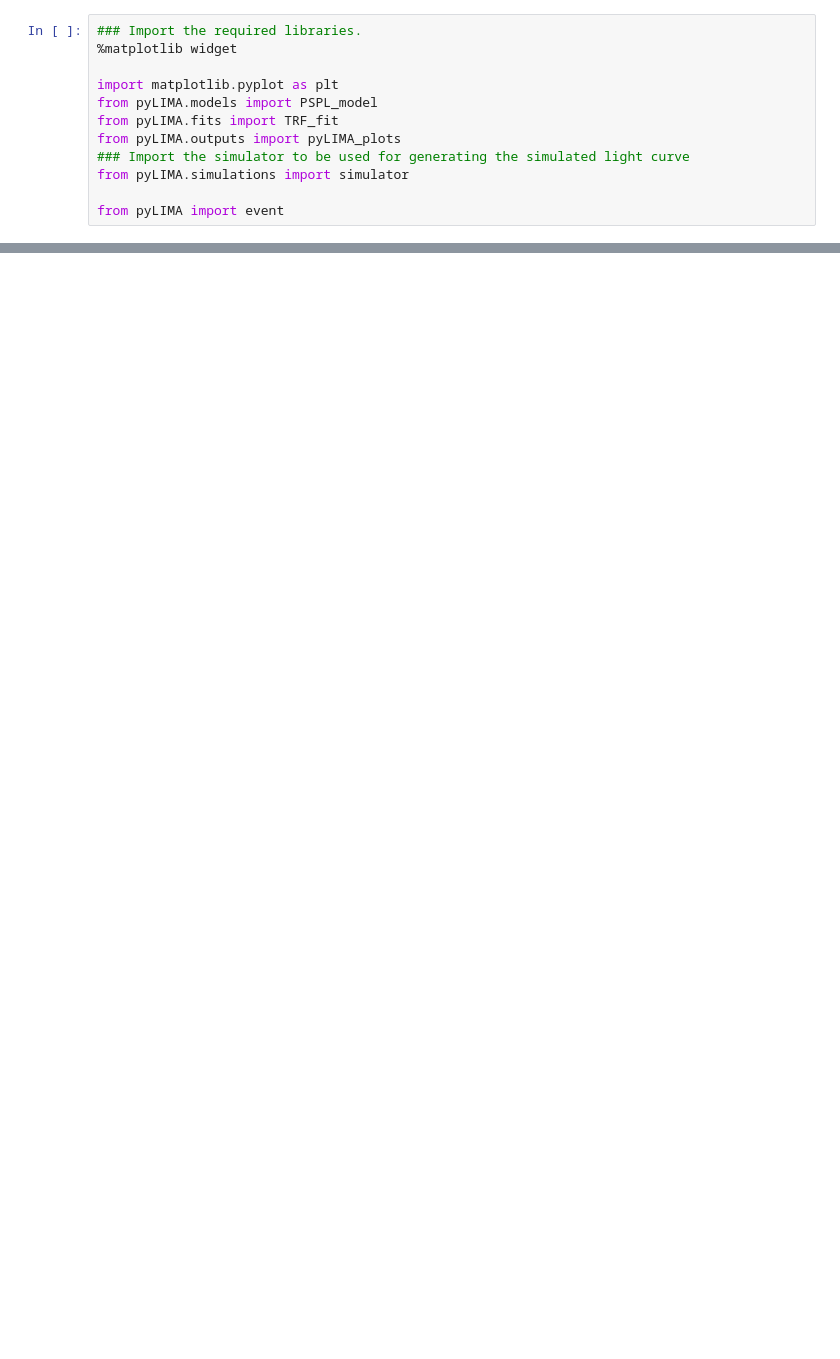
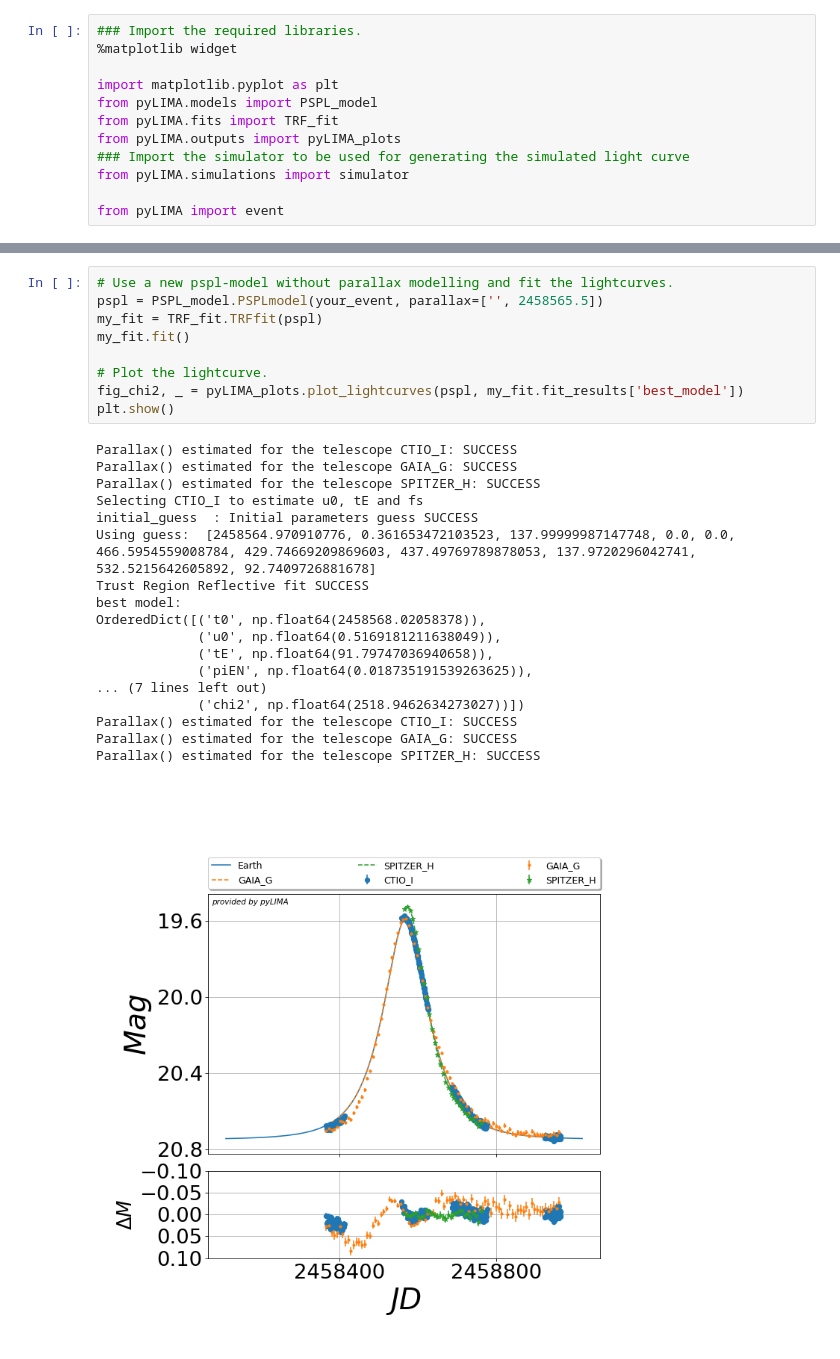
Before and after one commit to jakobdammann/pyLIMA-docs-revisit, a Jupyter notebook: examples/pyLIMA_example_parallax.ipynb, the cells around one changed output, grey strips where cells are left out. Drawn from its saved outputs; the diff is of its cells as text; blank space fills up the shorter version.

Commit message:
finished the example on parallax modelling

```diff
--- a/examples/pyLIMA_example_parallax.ipynb
+++ b/examples/pyLIMA_example_parallax.ipynb
@@ -165,0 +82,28 @@ Parallax(Full) estimated for the telescope SPITZER_H: SUCCESS
+# %%
+# Use a new pspl-model without parallax modelling and fit the lightcurves.
+pspl = PSPL_model.PSPLmodel(your_event, parallax=['', 2458565.5])
+my_fit = TRF_fit.TRFfit(pspl)
+my_fit.fit()
+
+# Plot the lightcurve.
+fig_chi2, _ = pyLIMA_plots.plot_lightcurves(pspl, my_fit.fit_results['best_model'])
+plt.show()
+# %% [output]
+Parallax() estimated for the telescope CTIO_I: SUCCESS
+Parallax() estimated for the telescope GAIA_G: SUCCESS
+Parallax() estimated for the telescope SPITZER_H: SUCCESS
+Selecting CTIO_I to estimate u0, tE and fs
+initial_guess  : Initial parameters guess SUCCESS
+Using guess:  [2458564.970910776, 0.361653472103523, 137.99999987147748, 0.0, 0.0, 466.5954559008784, 429.74669209869603, 437.49769789878053, 137.9720296042741, 532.5215642605892, 92.7409726881678]
+Trust Region Reflective fit SUCCESS
+best model:
+OrderedDict([('t0', np.float64(2458568.02058378)),
+             ('u0', np.float64(0.5169181211638049)),
+             ('tE', np.float64(91.79747036940658)),
+             ('piEN', np.float64(0.018735191539263625)),
+... (7 lines left out)
+             ('chi2', np.float64(2518.9462634273027))])
+Parallax() estimated for the telescope CTIO_I: SUCCESS
+Parallax() estimated for the telescope GAIA_G: SUCCESS
+Parallax() estimated for the telescope SPITZER_H: SUCCESS
+[figure, added]
```
Also changed, not shown: parts of 15 cells of this notebook.
